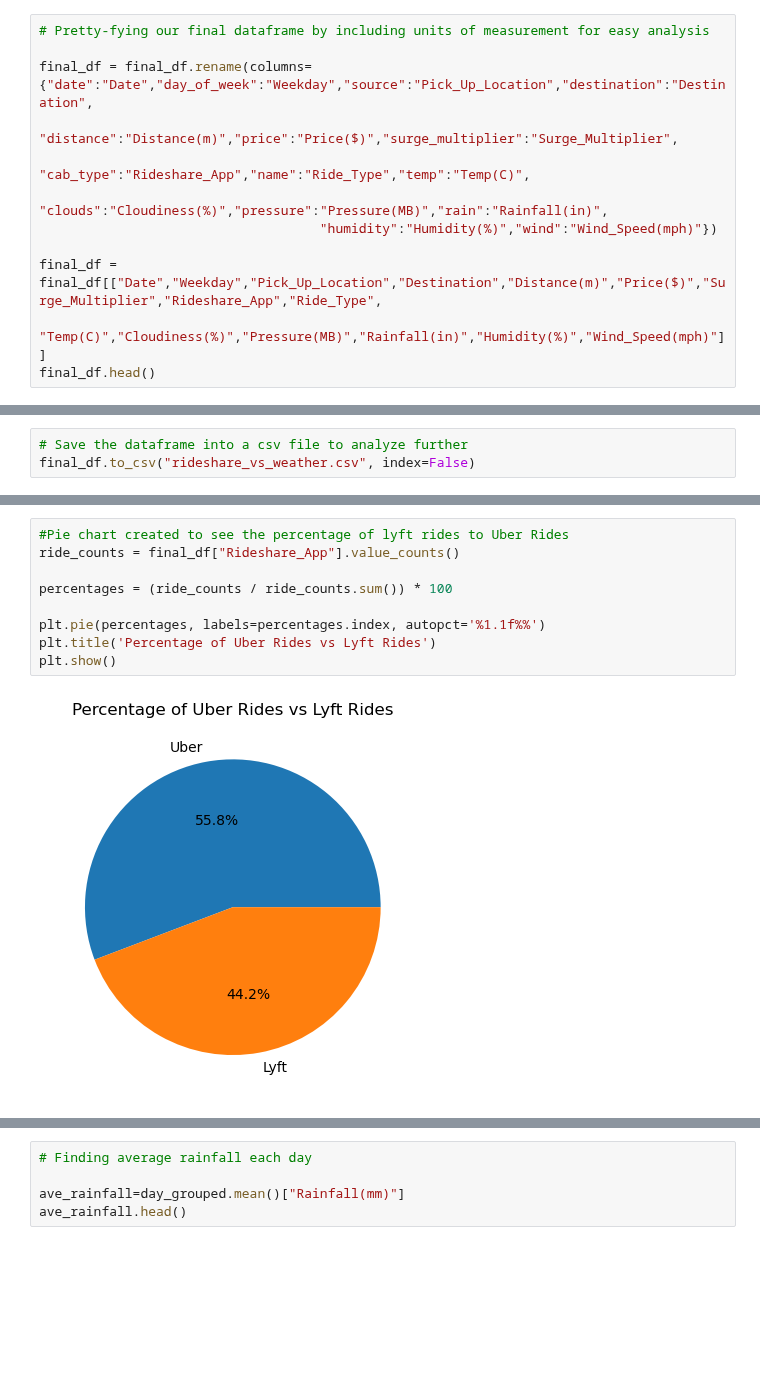
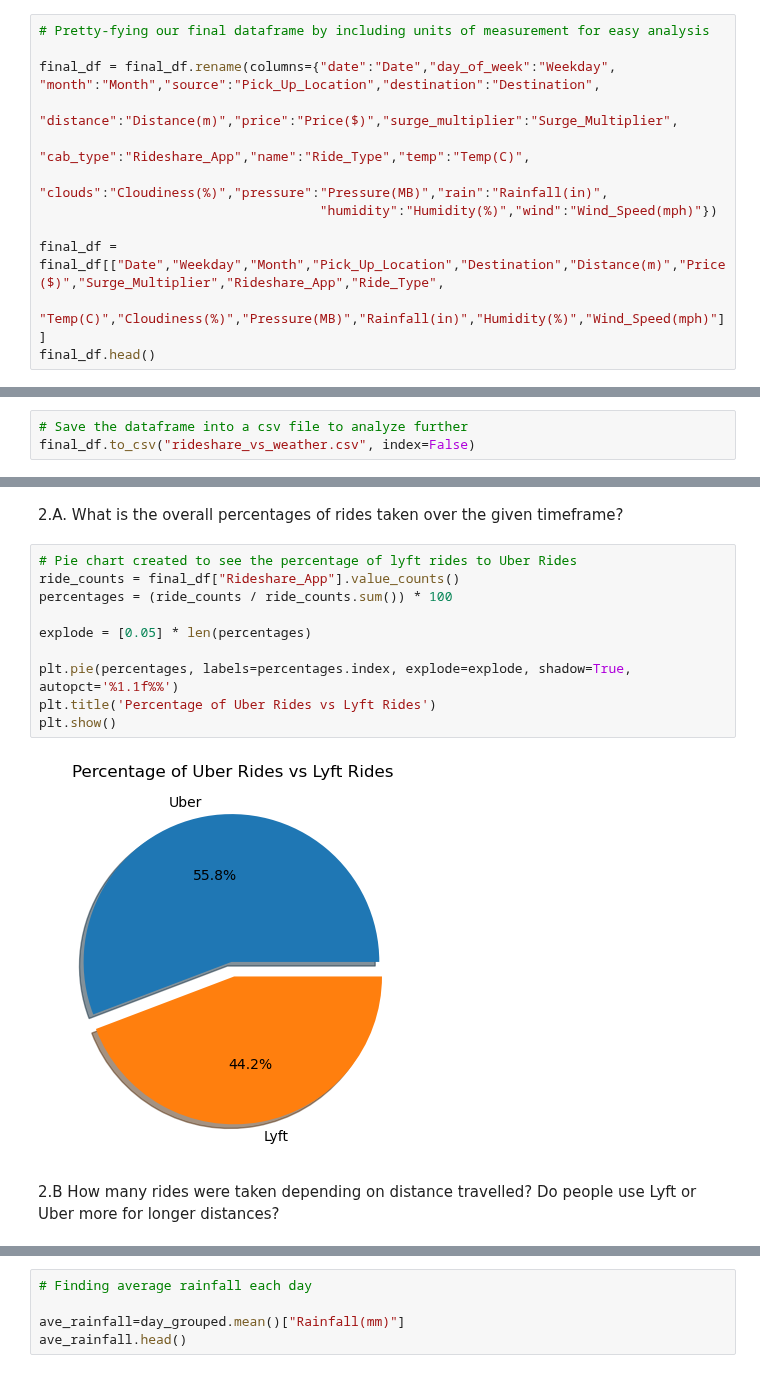
Before and after one commit to marnaji/Project-1, a Jupyter notebook: main_nivetha.ipynb, the cells around one changed output, grey strips where cells are left out. Cells and saved outputs as stored; diff of their text form; blank space fills up the shorter version.

```diff
--- a/main_nivetha.ipynb
+++ b/main_nivetha.ipynb
@@ -143,13 +130,13 @@ final_df["humidity"]=final_df["humidity"]*100
 # %%
 # Pretty-fying our final dataframe by including units of measurement for easy analysis
 
-final_df = final_df.rename(columns={"date":"Date","day_of_week":"Weekday","source":"Pick_Up_Location","destination":"Destination",
+final_df = final_df.rename(columns={"date":"Date","day_of_week":"Weekday", "month":"Month","source":"Pick_Up_Location","destination":"Destination",
                                     "distance":"Distance(m)","price":"Price($)","surge_multiplier":"Surge_Multiplier",
                                     "cab_type":"Rideshare_App","name":"Ride_Type","temp":"Temp(C)",
                                     "clouds":"Cloudiness(%)","pressure":"Pressure(MB)","rain":"Rainfall(in)",
                                     "humidity":"Humidity(%)","wind":"Wind_Speed(mph)"})
 
-final_df = final_df[["Date","Weekday","Pick_Up_Location","Destination","Distance(m)","Price($)","Surge_Multiplier","Rideshare_App","Ride_Type",
+final_df = final_df[["Date","Weekday","Month","Pick_Up_Location","Destination","Distance(m)","Price($)","Surge_Multiplier","Rideshare_App","Ride_Type",
                      "Temp(C)","Cloudiness(%)","Pressure(MB)","Rainfall(in)","Humidity(%)","Wind_Speed(mph)"]]
 final_df.head()
 # %% [output]
@@ -165,12 +161,17 @@ final_df.to_csv("rideshare_vs_weather.csv", index=False)
+# %% [markdown]
+2.A. What is the overall percentages of rides taken over the given timeframe?
 # %%
-#Pie chart created to see the percentage of lyft rides to Uber Rides
+# Pie chart created to see the percentage of lyft rides to Uber Rides
 ride_counts = final_df["Rideshare_App"].value_counts()
-
 percentages = (ride_counts / ride_counts.sum()) * 100
 
-plt.pie(percentages, labels=percentages.index, autopct='%1.1f%%')
+explode = [0.05] * len(percentages)
+
+plt.pie(percentages, labels=percentages.index, explode=explode, shadow=True, autopct='%1.1f%%')
 plt.title('Percentage of Uber Rides vs Lyft Rides')
 plt.show()
 # %% [output]
-[figure, old version]
+[figure, new version]
+# %% [markdown]
+2.B How many rides were taken depending on distance travelled? Do people use Lyft or Uber more for longer distances?
 # %%
```
Also changed, not shown: parts of 56 cells of this notebook, 2 other files.
